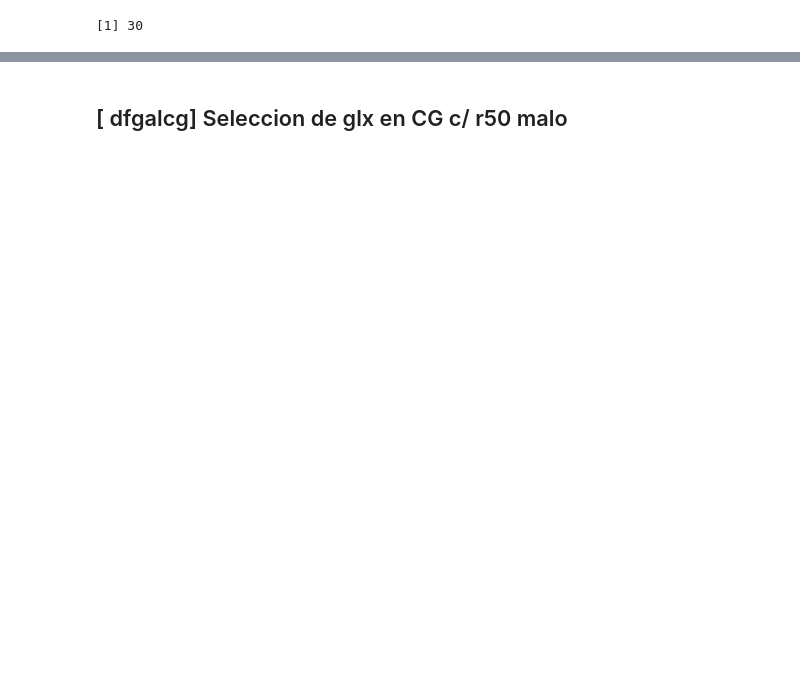
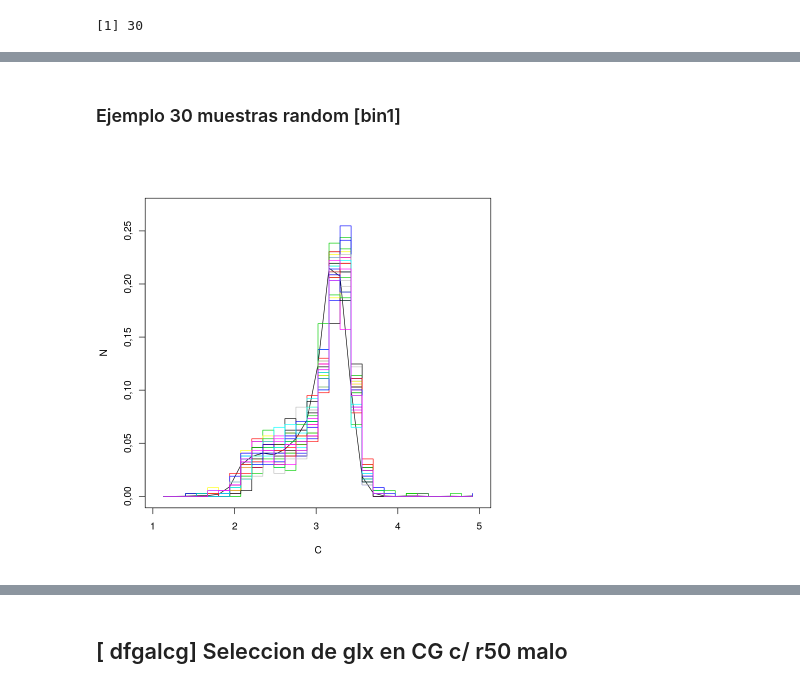
Before and after one commit to antotaverna/cg_environments, a Jupyter notebook: plots/rpetro.ipynb, the cells around one changed output, grey strips where cells are left out. Saved outputs shown, nothing was run; the diff lists cells and outputs as text; code cells hidden in the pictures; blank space fills up the shorter version.

```diff
--- a/plots/rpetro.ipynb
+++ b/plots/rpetro.ipynb
@@ -190,20 +276,3 @@ length(seed)
 in0 = c(1.58, 5.65)
 C_ran = matrix(0,nrow = length(in0),ncol = length(seed))
 C_ran
-# %%
-C_ran = matrix(0,nrow = length(in1),ncol = length(seed))
-for (j in 1:length(seed)){
-    set.seed(seed[j])
-    x_ran = runif(length(in1)) #ran [0,1] len=glx in mag range
-
-
-    for (i in 1:length(in1)){
-        idx = which.min(abs(df_c$Fn.C - x_ran[i]))
-        #print(df_c$Fn.C[idx])
-        #print(df_c$Fn.C[idx-1])
-        C_ran[i,j] = df_c$C[idx]
-        #print(df_c$C[idx-1])
-        #print(idx)
-        #print(df_c$C[idx])
-    }
-}
@@ -218,9 +278,0 @@ head(C_ran,5)
-# %%
-range(C_ran)
-
-plot(hx$mids,hx$counts/length(C),type='l',xlim=limx)
-
-hr1 = hist(C_ran[,1],plot=F,breaks=br)
-hr2 = hist(C_ran[,2],plot=F,breaks=br)
-points(hr1$mids,hr1$counts/length(C_ran[,1]),type='s',xlim=limx,col='red')
-points(hr2$mids,hr2$counts/length(C_ran[,2]),type='s',xlim=limx,col='green')
@@ -249,0 +427,19 @@ points(hs$mids,hs$counts/size,type='s',xlim=c(1.5,4),col='red')
+# %% [markdown]
+### Ejemplo 30 muestras random [bin1]
+# %%
+limx=c(min(C),max(C))
+br <- seq(min(C), max(C), length = 30)
+
+#C buenos
+hc1 = hist(c1,plot=F,breaks=br)
+sample_buena = hc1$counts/length(c1)
+plot(hc1$mids,sample_buena,type='l',xlim=limx,ylim=c(0,0.27),xlab='C',ylab='N')
+
+#hc1$mids y hr1$mids son los mismos
+for (i in 1:length(seed)){
+    hr1 = hist(C_ran1[,i],plot=F,breaks=br)
+    sample_i = hr1$counts/length(C_ran1[,i])
+    points(hr1$mids,sample_i,type='s',xlim=limx,col=i)
+}
+# %% [output]
+[figure, added]
```
Also changed, not shown: parts of 43 cells of this notebook.
